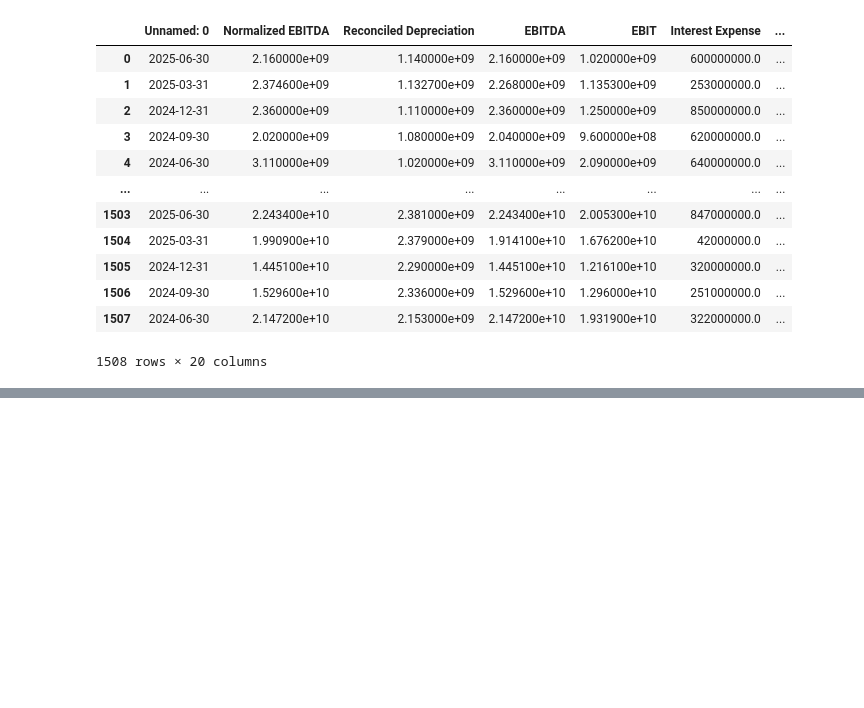
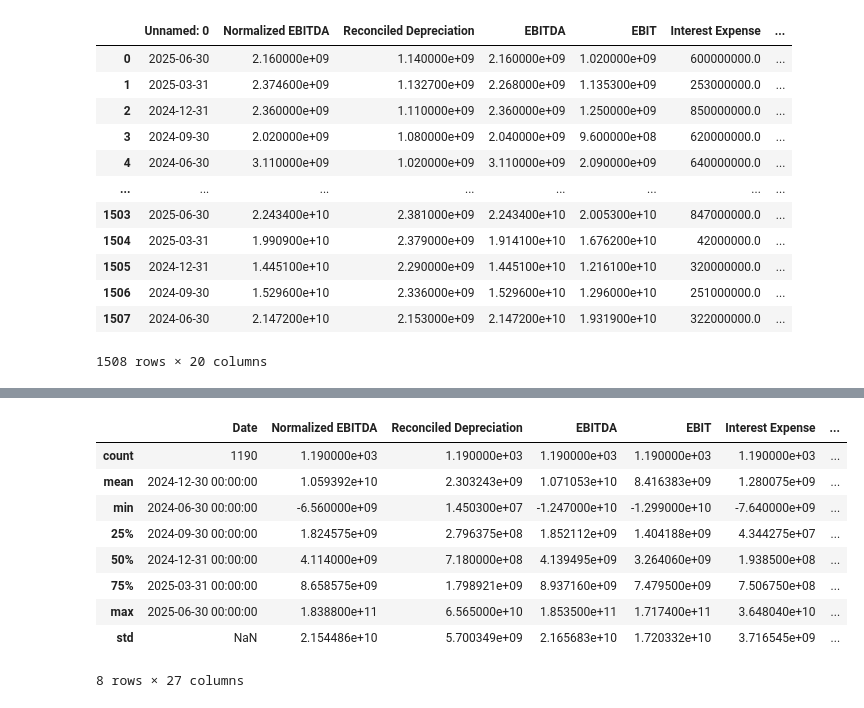
Before and after one commit to Jayesh-Motwani/Fintellect, a Jupyter notebook: another_nn.ipynb, the cells around one changed output, grey strips where cells are left out. Cells and saved outputs as stored; diff of their text form; code cells hidden in the pictures; blank space fills up the shorter version.

```diff
--- a/another_nn.ipynb
+++ b/another_nn.ipynb
@@ -412,0 +432,13 @@ NameError: name 'mean_absolute_percentage_error' is not defined
+# %%
+df.describe()
+# %% [output]
+|  | Date | Normalized EBITDA | Reconciled Depreciation | EBITDA | EBIT | Interest Expense | ... |
+| count | 1190 | 1.190000e+03 | 1.190000e+03 | 1.190000e+03 | 1.190000e+03 | 1.190000e+03 | ... |
+| mean | 2024-12-30 00:00:00 | 1.059392e+10 | 2.303243e+09 | 1.071053e+10 | 8.416383e+09 | 1.280075e+09 | ... |
+| min | 2024-06-30 00:00:00 | -6.560000e+09 | 1.450300e+07 | -1.247000e+10 | -1.299000e+10 | -7.640000e+09 | ... |
+| 25% | 2024-09-30 00:00:00 | 1.824575e+09 | 2.796375e+08 | 1.852112e+09 | 1.404188e+09 | 4.344275e+07 | ... |
+| 50% | 2024-12-31 00:00:00 | 4.114000e+09 | 7.180000e+08 | 4.139495e+09 | 3.264060e+09 | 1.938500e+08 | ... |
+| 75% | 2025-03-31 00:00:00 | 8.658575e+09 | 1.798921e+09 | 8.937160e+09 | 7.479500e+09 | 7.506750e+08 | ... |
+| max | 2025-06-30 00:00:00 | 1.838800e+11 | 6.565000e+10 | 1.853500e+11 | 1.717400e+11 | 3.648040e+10 | ... |
+| std | NaN | 2.154486e+10 | 5.700349e+09 | 2.165683e+10 | 1.720332e+10 | 3.716545e+09 | ... |
+8 rows × 27 columns
```
Also changed, not shown: parts of 14 cells of this notebook, 2 other files.
